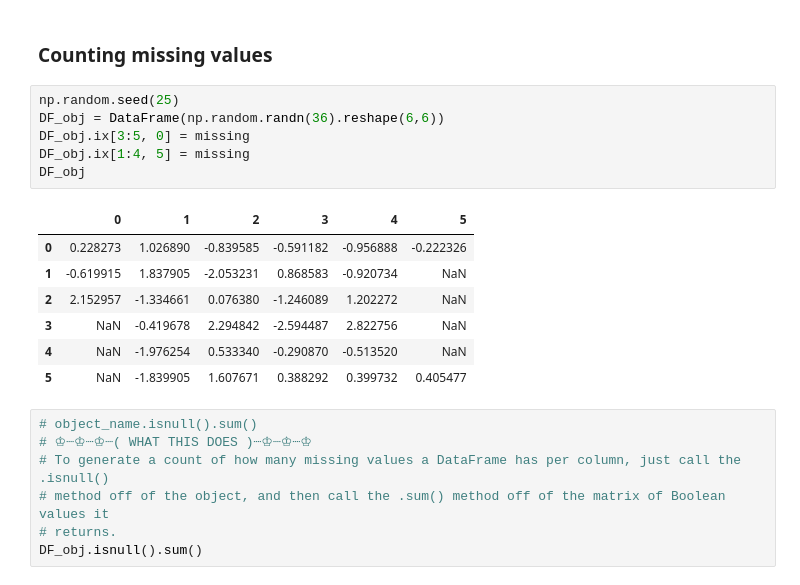
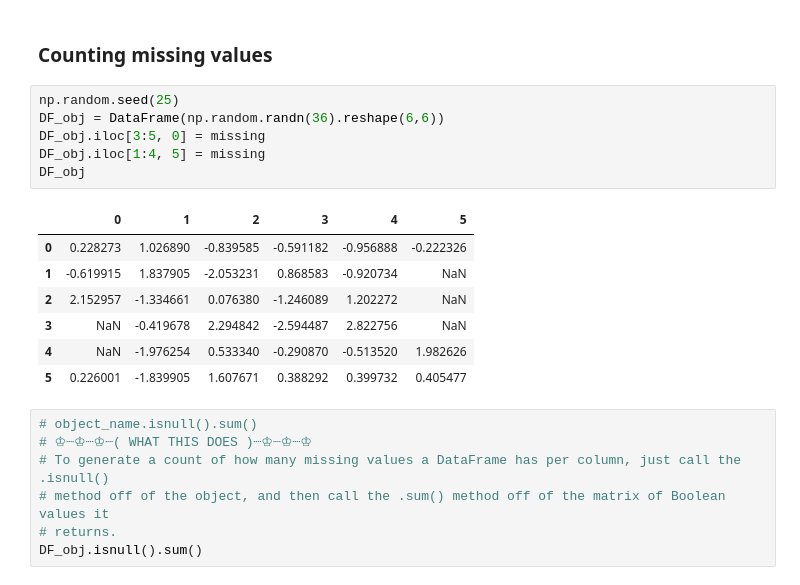
Before and after one commit to Gurubux/LinkedIn-Learn, a Jupyter notebook: 1-MasterPythonForDataScience/1-3-PythonForDataScienceEssentialTraining/Ex_Files_Python_Data_Science_EssT/Exercise Files/Ch01/01_02/01_02.ipynb, the cells around one changed output. Saved outputs shown, nothing was run; the diff lists cells and outputs as text.

```diff
--- a/1-MasterPythonForDataScience/1-3-PythonForDataScienceEssentialTraining/Ex_Files_Python_Data_Science_EssT/Exercise Files/Ch01/01_02/01_02.ipynb
+++ b/1-MasterPythonForDataScience/1-3-PythonForDataScienceEssentialTraining/Ex_Files_Python_Data_Science_EssT/Exercise Files/Ch01/01_02/01_02.ipynb
@@ -117,17 +117,17 @@ fill_DF
 # %%
 np.random.seed(25)
 DF_obj = DataFrame(np.random.randn(36).reshape(6,6))
-DF_obj.ix[3:5, 0] = missing
-DF_obj.ix[1:4, 5] = missing
+DF_obj.iloc[3:5, 0] = missing
+DF_obj.iloc[1:4, 5] = missing
 DF_obj
 # %% [output]
 |  | 0 | 1 | 2 | 3 | 4 | 5 |
 | 0 | 0.228273 | 1.026890 | -0.839585 | -0.591182 | -0.956888 | -0.222326 |
 | 1 | -0.619915 | 1.837905 | -2.053231 | 0.868583 | -0.920734 | NaN |
 | 2 | 2.152957 | -1.334661 | 0.076380 | -1.246089 | 1.202272 | NaN |
 | 3 | NaN | -0.419678 | 2.294842 | -2.594487 | 2.822756 | NaN |
-| 4 | NaN | -1.976254 | 0.533340 | -0.290870 | -0.513520 | NaN |
-| 5 | NaN | -1.839905 | 1.607671 | 0.388292 | 0.399732 | 0.405477 |
+| 4 | NaN | -1.976254 | 0.533340 | -0.290870 | -0.513520 | 1.982626 |
+| 5 | 0.226001 | -1.839905 | 1.607671 | 0.388292 | 0.399732 | 0.405477 |
 # %%
 # object_name.isnull().sum()
 # ♔┈♔┈♔┈( WHAT THIS DOES )┈♔┈♔┈♔
```
Also changed, not shown: parts of 1 cell of this notebook, 6 other files.
